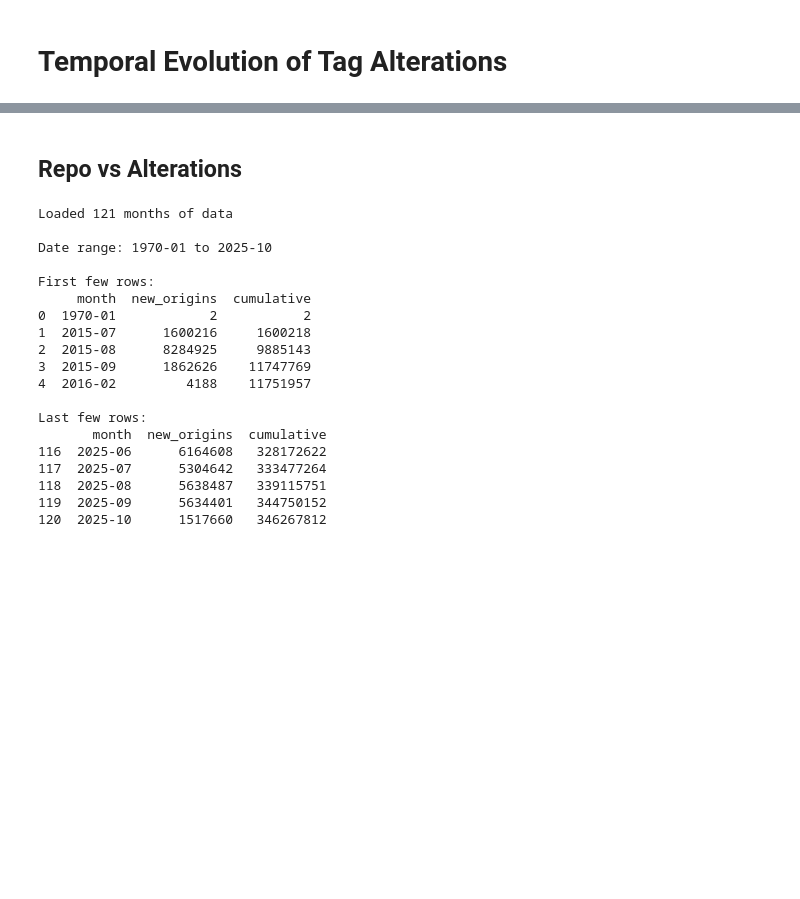
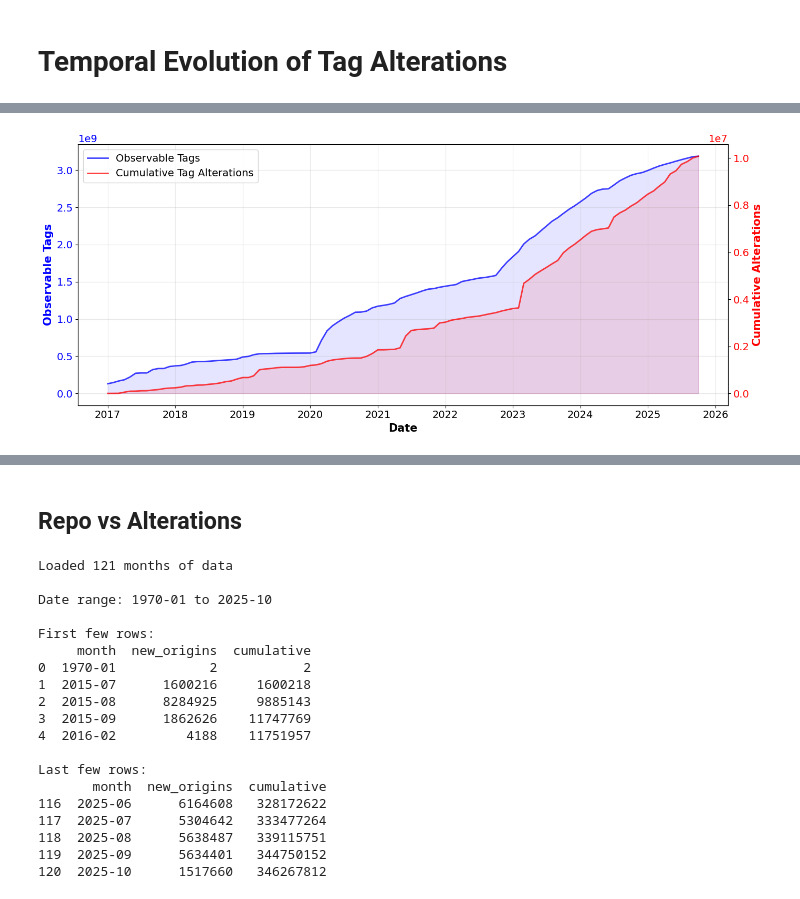
Before and after one commit to srapaport/tags-alterations, a Jupyter notebook: notebooks/quantitative.ipynb, the cells around one changed output, grey strips where cells are left out. Cells and saved outputs as stored; diff of their text form; code cells hidden in the pictures; blank space fills up the shorter version.

```diff
--- a/notebooks/quantitative.ipynb
+++ b/notebooks/quantitative.ipynb
@@ -390 +429,64 @@ Monthly averages:
+# %%
+# Standalone cumulative evolution plot: observable tags vs cumulative alterations
+fig, ax = plt.subplots(figsize=(14, 6))
+ax_twin = ax.twinx()
+
+cum_alterations = comparison_net['total_alterations'].cumsum()
+
+line1 = ax.plot(
+    plot_data_net['month_date'],
+    plot_data_net['observable'],
+    'b-',
+    linewidth=2,
+    label='Observable Tags',
+    alpha=0.75
+)
+ax.fill_between(
+    plot_data_net['month_date'],
+    0,
+    plot_data_net['observable'],
+    color='blue',
+    alpha=0.1
+)
+
+line2 = ax_twin.plot(
+    comparison_net['month_date'],
+    cum_alterations,
+    'r-',
+    linewidth=2,
+    label='Cumulative Tag Alterations',
+    alpha=0.75
+)
+ax_twin.fill_between(
+    comparison_net['month_date'],
+    0,
+    cum_alterations,
+    color='red',
+    alpha=0.1
+)
+
+ax.set_xlabel('Date', fontsize=15, fontweight='bold')
+ax.set_ylabel('Observable Tags', fontsize=15, fontweight='bold', color='blue')
+ax_twin.set_ylabel('Cumulative Alterations', fontsize=15, fontweight='bold', color='red')
+ax.tick_params(axis='x', labelsize=14)
+ax.tick_params(axis='y', labelcolor='blue', labelsize=14)
+ax_twin.tick_params(axis='y', labelcolor='red', labelsize=14)
+
+# Increase scientific-notation offset text size (e.g., 1e9 / 1e7).
+ax.yaxis.get_offset_text().set_fontsize(14)
+ax_twin.yaxis.get_offset_text().set_fontsize(14)
+
+# ax.set_title('Cumulative Evolution: Observable Tags vs Alterations (2016-2025)', fontsize=14, fontweight='bold', pad=20)
+ax.grid(True, alpha=0.3)
+ax.xaxis.set_major_formatter(mdates.DateFormatter('%Y'))
+ax.xaxis.set_major_locator(mdates.YearLocator(1))
+
+lines = line1 + line2
+labels = [l.get_label() for l in lines]
+ax.legend(lines, labels, loc='upper left', fontsize=14)
+
+plt.tight_layout()
+plt.show()
+# %% [output]
+[figure, added]
 # %%
```
Also changed, not shown: parts of 17 cells of this notebook, 8 other files.
